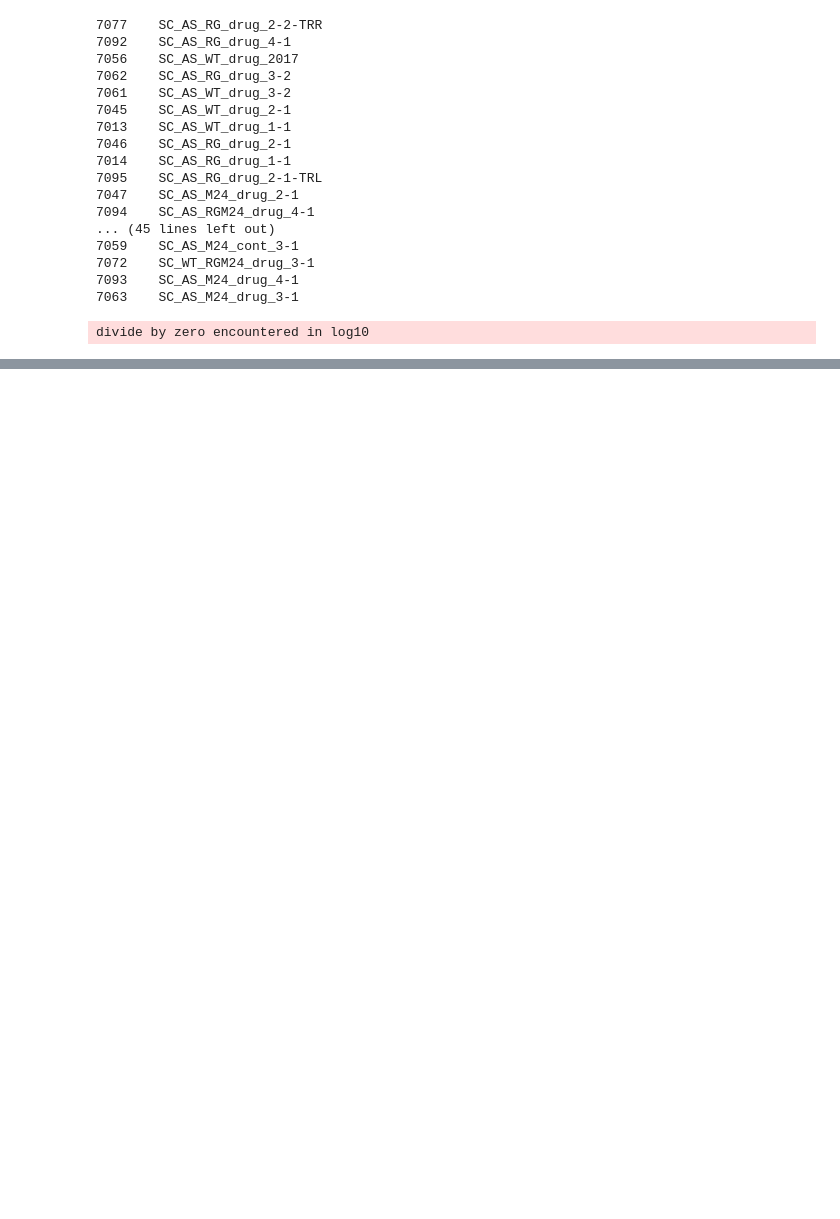
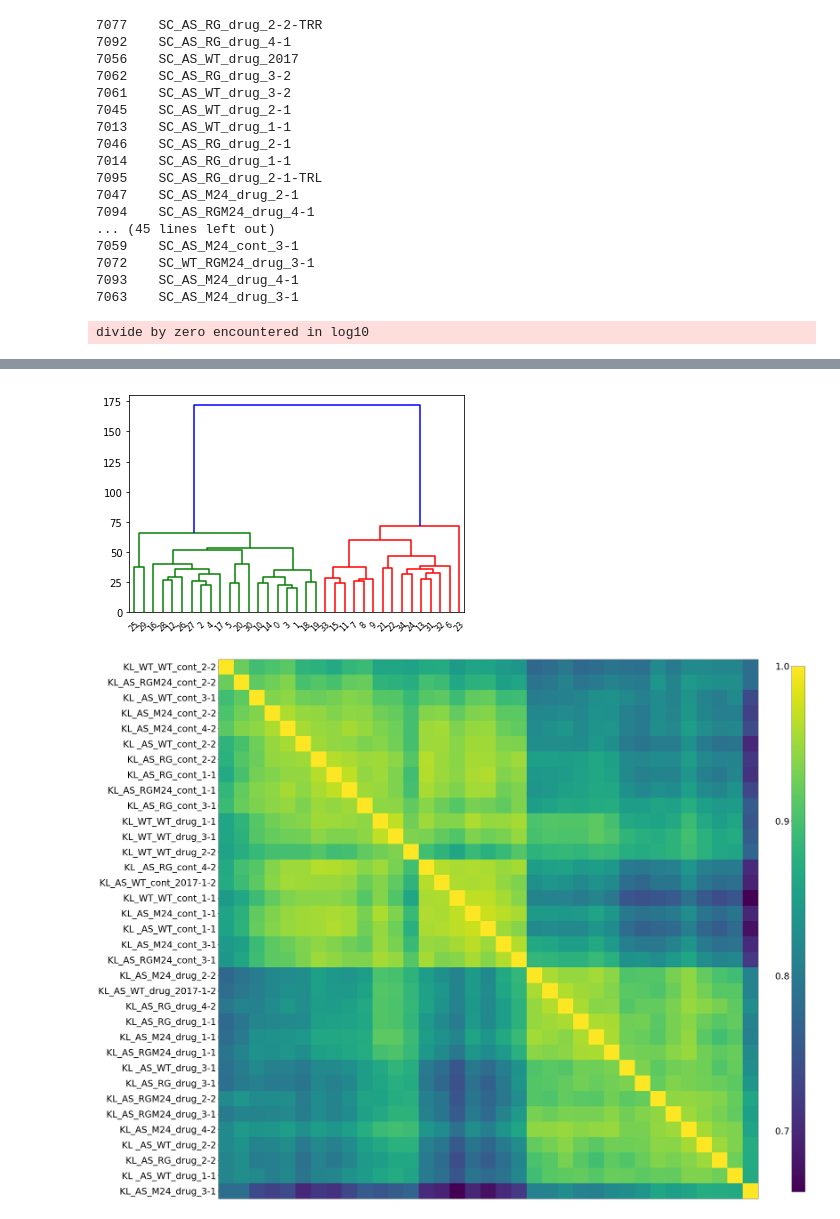
Before and after one commit to heineike02/yeast_esr_expression_analysis, a Jupyter notebook: scripts/20181025_sequencingQC_and_counts_file.ipynb, the cells around one changed output, grey strips where cells are left out. Drawn from its saved outputs; the diff is of its cells as text; code cells hidden in the pictures; blank space fills up the shorter version.

```diff
--- a/scripts/20181025_sequencingQC_and_counts_file.ipynb
+++ b/scripts/20181025_sequencingQC_and_counts_file.ipynb
@@ -561,12 +562,14 @@ label_lookup = name_dict #prep_round_dict #name_dict
 column_names = [label_lookup[int(col)] for col in corr.columns]
 
 
-fig, ax = plt.subplots()
+fig, ax = plt.subplots(figsize=(40,40))
 cax = ax.matshow(corr, cmap='viridis')
-plt.xticks(range(len(corr.columns)), column_names, rotation=90);
-plt.yticks(range(len(corr.columns)), column_names);
+plt.xticks([])  #range(len(corr.columns)), column_names, rotation=90);
+plt.yticks(range(len(corr.columns)), column_names, fontsize=30);
 
 # Add the colorbar legend
-cbar = fig.colorbar(cax, ticks=[-1, 0, 1], aspect=40, shrink=.8)
+cbar = fig.colorbar(cax, ticks=np.linspace(0.70,1.0,num=4), aspect=40, shrink=.8)
+cbar.ax.yaxis.set_tick_params(labelsize=30)
+cbar.ax.yaxis.tick_left()
 # %% [output]
 divide by zero encountered in log10
@@ -577,3 +576,5 @@ divide by zero encountered in log10
+[figure, added]
+[figure, added]
 # %%
 for jj in range(len(corr)):
     print(corr.columns[jj] + '\t' + column_names[jj])
```
Also changed, not shown: parts of 8 cells of this notebook, 7 other files.
